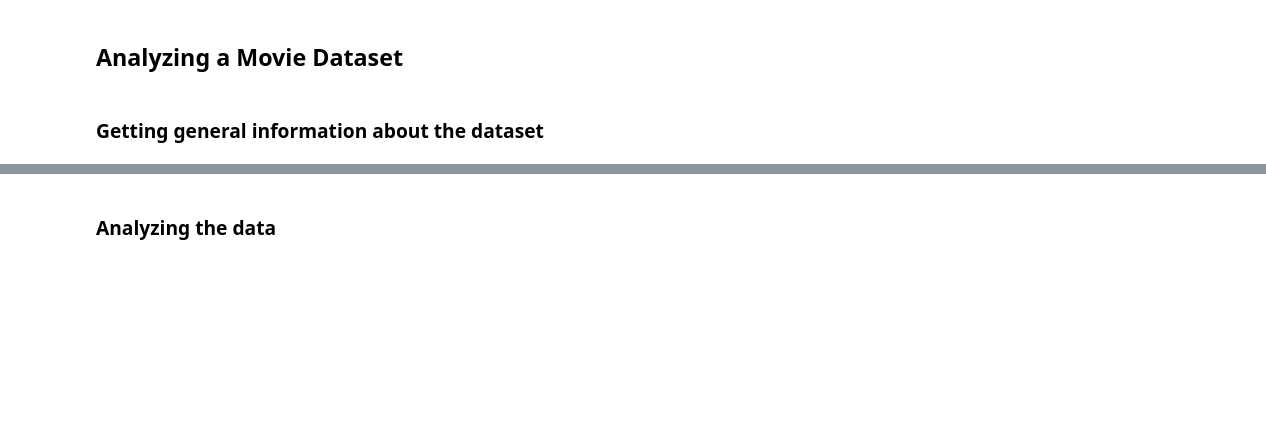
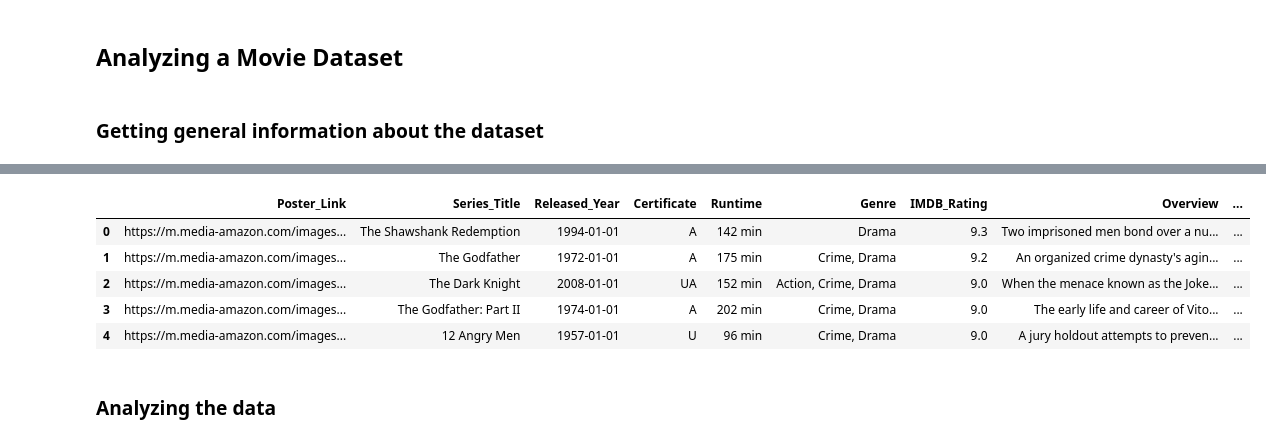
Before and after one commit to jwmathis/SSE591_Project3, a Jupyter notebook: Top Movies Data Analysis/MovieDataAnalysis.ipynb, the cells around one changed output, grey strips where cells are left out. Cells and saved outputs as stored; diff of their text form; code cells hidden in the pictures; blank space fills up the shorter version.

```diff
--- a/Top Movies Data Analysis/MovieDataAnalysis.ipynb
+++ b/Top Movies Data Analysis/MovieDataAnalysis.ipynb
@@ -91,3 +105,22 @@ movies_df.head()
+# %%
+# Create a mask to identify rows with valid years (to remove rows with invalid year values)
+valid_year_mask = movies_df['Released_Year'].str.match(r'^\d{4}$')
+
+# Filter out rows with invalid years
+movies_df = movies_df[valid_year_mask]
+
+# Convert 'Released_Year' to datetime
+movies_df['Released_Year'] = pd.to_datetime(movies_df['Released_Year'] + '-01-01')
+
+# Print the updated DataFrame
+movies_df.head()
+# %% [output]
+|  | Poster_Link | Series_Title | Released_Year | Certificate | Runtime | Genre | IMDB_Rating | Overview | ... |
+| 0 | https://m.media-amazon.com/images... | The Shawshank Redemption | 1994-01-01 | A | 142 min | Drama | 9.3 | Two imprisoned men bond over a nu... | ... |
+| 1 | https://m.media-amazon.com/images... | The Godfather | 1972-01-01 | A | 175 min | Crime, Drama | 9.2 | An organized crime dynasty's agin... | ... |
+| 2 | https://m.media-amazon.com/images... | The Dark Knight | 2008-01-01 | UA | 152 min | Action, Crime, Drama | 9.0 | When the menace known as the Joke... | ... |
+| 3 | https://m.media-amazon.com/images... | The Godfather: Part II | 1974-01-01 | A | 202 min | Crime, Drama | 9.0 | The early life and career of Vito... | ... |
+| 4 | https://m.media-amazon.com/images... | 12 Angry Men | 1957-01-01 | U | 96 min | Crime, Drama | 9.0 | A jury holdout attempts to preven... | ... |
 # %%
 movies_df['Released_Year'] = pd.to_datetime(movies_df['Released_Year'])
 movies_df['Released_Year'] = movies_df['Released_Year'].dt.year
```
Also changed, not shown: parts of 15 cells of this notebook, 2 other files.
